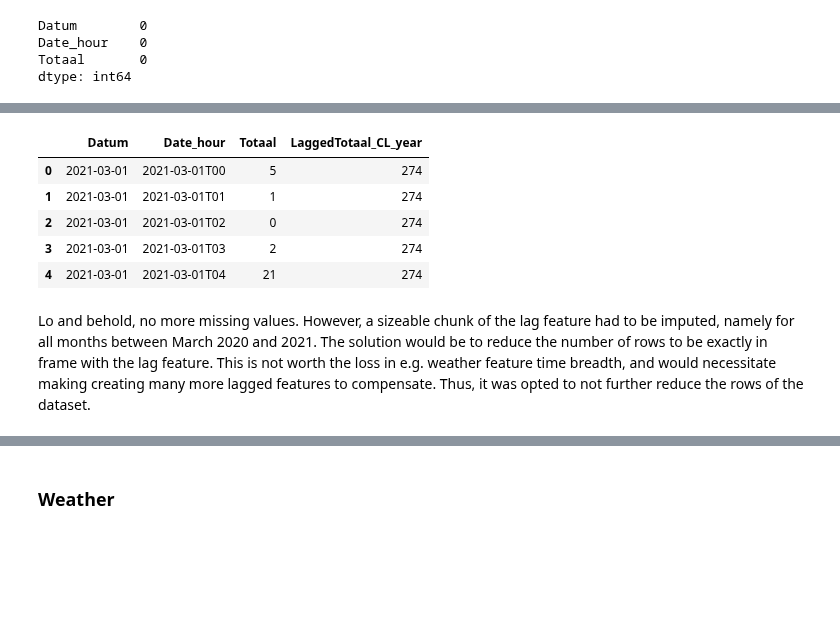
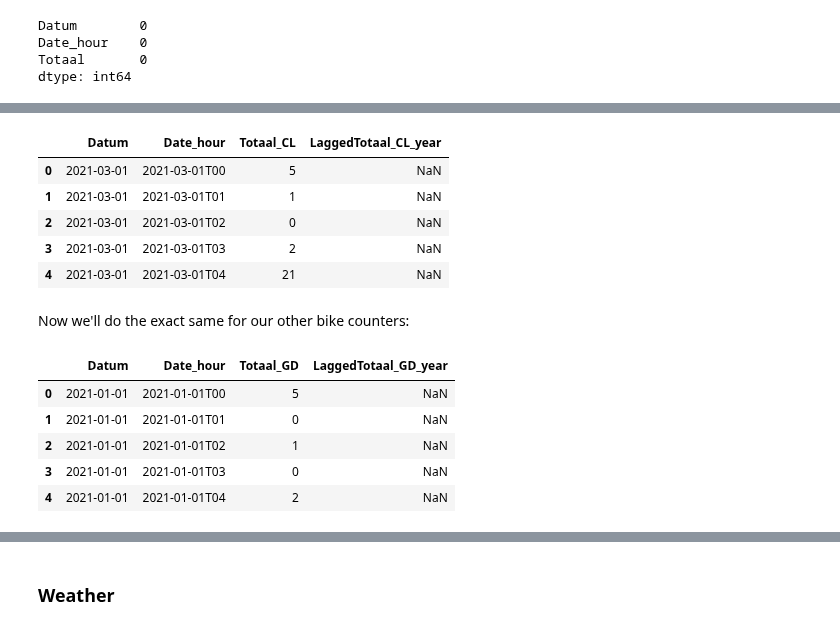
Before and after one commit to Lucmeister55/MLLS_Project1, a Jupyter notebook: LucaVisser-project-1-notebook.ipynb, the cells around one changed output, grey strips where cells are left out. Saved outputs shown, nothing was run; the diff lists cells and outputs as text; code cells hidden in the pictures; blank space fills up the shorter version.

```diff
--- a/LucaVisser-project-1-notebook.ipynb
+++ b/LucaVisser-project-1-notebook.ipynb
@@ -165,29 +189,42 @@ Ideally, we would add lagged variables from other bike counters in Ghent, such a
 # %%
 coupurelinks["Date_hour"] = coupurelinks['Ordening'].str.extract(r'^(.*?T\d{2})..')
 
-imputer = SimpleImputer()
 coupurelinks_imputed = imputer.fit_transform(coupurelinks.filter(regex='^Totaal', axis=1))
 coupurelinks[coupurelinks.filter(regex='^Totaal', axis=1).columns] = coupurelinks_imputed.round().astype(int)
 
 coupurelinks = coupurelinks.groupby(['Datum', 'Date_hour']).agg({'Totaal_CL': "sum"}).reset_index()
 coupurelinks = coupurelinks.set_index(pd.DatetimeIndex(coupurelinks['Date_hour']))
 
 coupurelinks['LaggedTotaal_CL_year'] = coupurelinks['Totaal_CL'].shift(freq=pd.DateOffset(years=1))
 coupurelinks = coupurelinks.reset_index(drop = True)
 coupurelinks.head()
-
-bicycle_data = bicycle_data.merge(coupurelinks.loc[:, ["Date_hour", 'LaggedTotaal_CL_year']], how = "inner", on = "Date_hour")
-
-bicycle_imputed = imputer.fit_transform(bicycle_data.filter(regex='^Lagged', axis=1))
-bicycle_data[bicycle_data.filter(regex='^Lagged', axis=1).columns] = bicycle_imputed.round().astype(int)
-
-bicycle_data.head()
 # %% [output]
-|  | Datum | Date_hour | Totaal | LaggedTotaal_CL_year |
-| 0 | 2021-03-01 | 2021-03-01T00 | 5 | 274 |
-| 1 | 2021-03-01 | 2021-03-01T01 | 1 | 274 |
-| 2 | 2021-03-01 | 2021-03-01T02 | 0 | 274 |
-| 3 | 2021-03-01 | 2021-03-01T03 | 2 | 274 |
-| 4 | 2021-03-01 | 2021-03-01T04 | 21 | 274 |
+|  | Datum | Date_hour | Totaal_CL | LaggedTotaal_CL_year |
+| 0 | 2021-03-01 | 2021-03-01T00 | 5 | NaN |
+| 1 | 2021-03-01 | 2021-03-01T01 | 1 | NaN |
+| 2 | 2021-03-01 | 2021-03-01T02 | 0 | NaN |
+| 3 | 2021-03-01 | 2021-03-01T03 | 2 | NaN |
+| 4 | 2021-03-01 | 2021-03-01T04 | 21 | NaN |
-# %% [markdown]
-Lo and behold, no more missing values. However, a sizeable chunk of the lag feature had to be imputed, namely for all months between March 2020 and 2021. The solution would be to reduce the number of rows to be exactly in frame with the lag feature. This is not worth the loss in e.g. weather feature time breadth, and would necessitate making creating many more lagged features to compensate. Thus, it was opted to not further reduce the rows of the dataset.
+# %% [markdown]
+Now we'll do the exact same for our other bike counters:
+# %%
+# Groendreef
+
+groendreef["Date_hour"] = groendreef['Ordening'].str.extract(r'^(.*?T\d{2})..')
+
+groendreef_imputed = imputer.fit_transform(groendreef.filter(regex='^Totaal', axis=1))
+groendreef[groendreef.filter(regex='^Totaal', axis=1).columns] = groendreef_imputed.round().astype(int)
+
+groendreef = groendreef.groupby(['Datum', 'Date_hour']).agg({'Totaal_GD': "sum"}).reset_index()
+groendreef = groendreef.set_index(pd.DatetimeIndex(groendreef['Date_hour']))
+
+groendreef['LaggedTotaal_GD_year'] = groendreef['Totaal_GD'].shift(freq=pd.DateOffset(years=1))
+groendreef = groendreef.reset_index(drop = True)
+groendreef.head()
+# %% [output]
+|  | Datum | Date_hour | Totaal_GD | LaggedTotaal_GD_year |
+| 0 | 2021-01-01 | 2021-01-01T00 | 5 | NaN |
+| 1 | 2021-01-01 | 2021-01-01T01 | 0 | NaN |
+| 2 | 2021-01-01 | 2021-01-01T02 | 1 | NaN |
+| 3 | 2021-01-01 | 2021-01-01T03 | 0 | NaN |
+| 4 | 2021-01-01 | 2021-01-01T04 | 2 | NaN |
```
Also changed, not shown: parts of 38 cells of this notebook, 1 other file.
